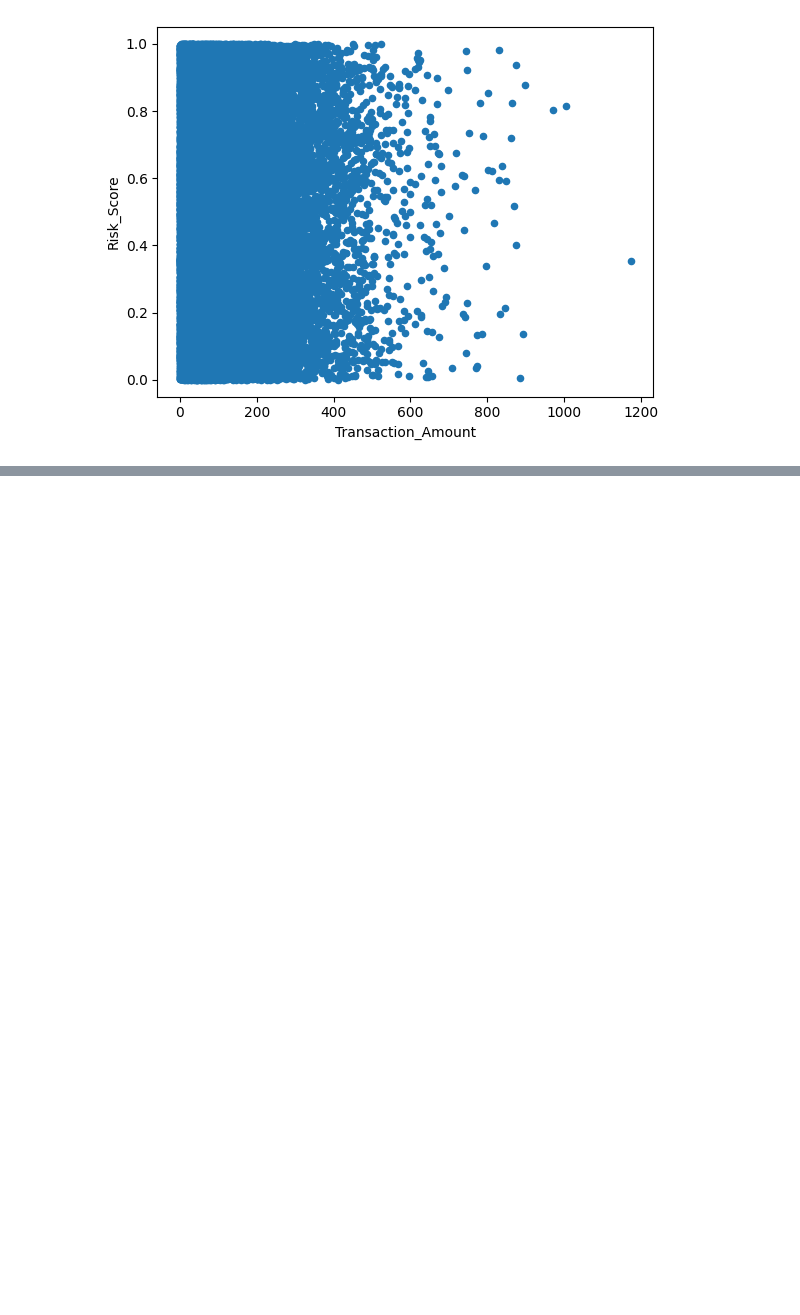
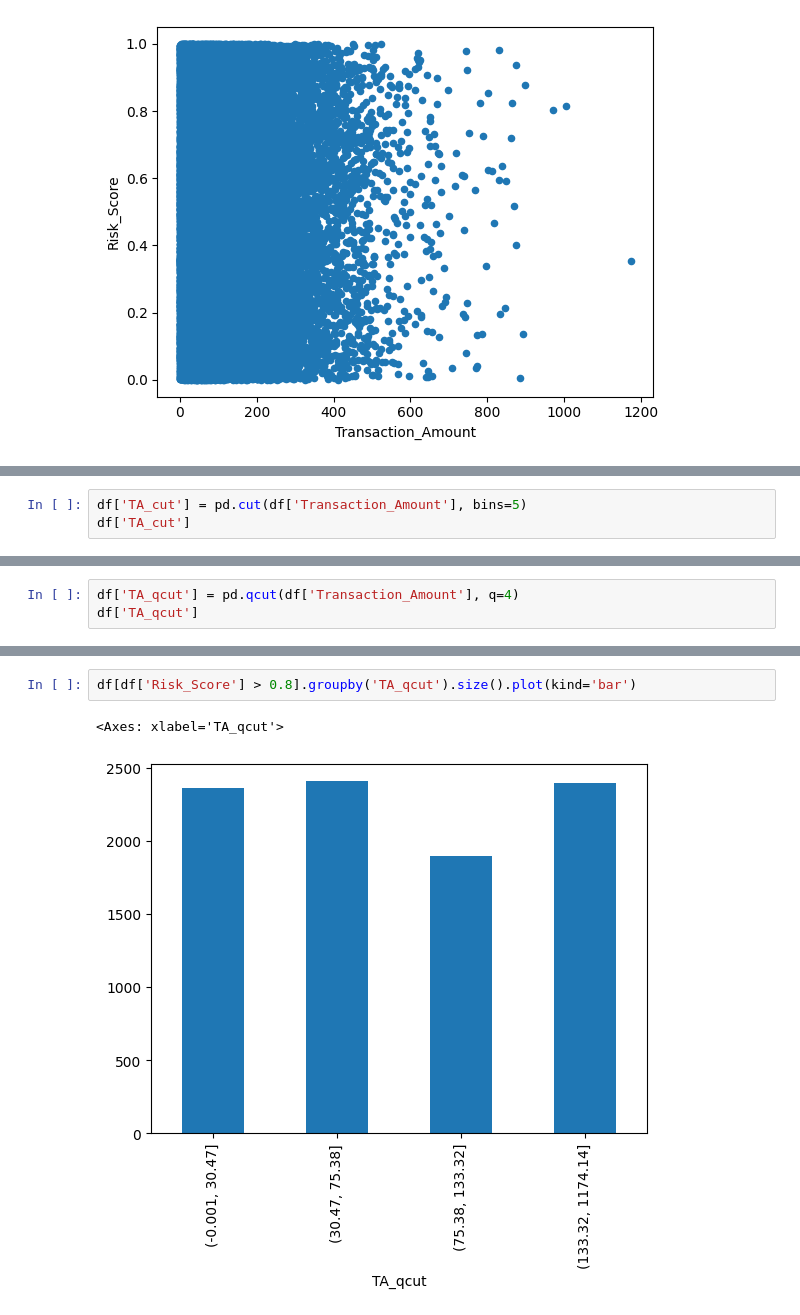
Before and after one commit to AbdulWahid026/SafeBank_EDA, a Jupyter notebook: FraudDetection_EDA.ipynb, the cells around one changed output, grey strips where cells are left out. Cells and saved outputs as stored; diff of their text form; blank space fills up the shorter version.

```diff
--- a/FraudDetection_EDA.ipynb
+++ b/FraudDetection_EDA.ipynb
@@ -453,0 +456,3 @@ Alternatively, use **heatmaps or bar charts with sorting** to highlight fraud tr
+# %%
+df['TA_cut'] = pd.cut(df['Transaction_Amount'], bins=5)
+df['TA_cut']
@@ -453,0 +473,3 @@ Alternatively, use **heatmaps or bar charts with sorting** to highlight fraud tr
+# %%
+df['TA_qcut'] = pd.qcut(df['Transaction_Amount'], q=4)
+df['TA_qcut']
@@ -453,0 +490,5 @@ Alternatively, use **heatmaps or bar charts with sorting** to highlight fraud tr
+# %%
+df[df['Risk_Score'] > 0.8].groupby('TA_qcut').size().plot(kind='bar')
+# %% [output]
+<Axes: xlabel='TA_qcut'>
+[figure, added]
```
Also changed, not shown: parts of 6 cells of this notebook.
